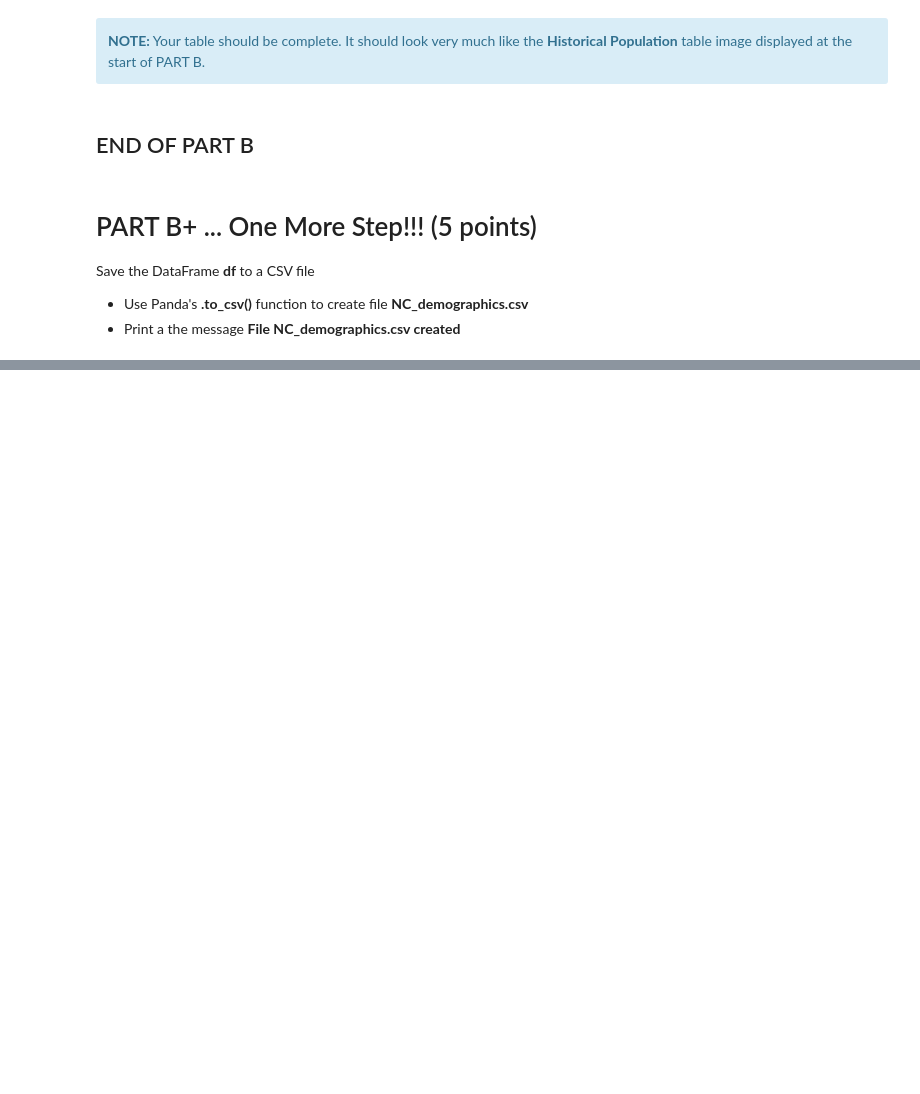
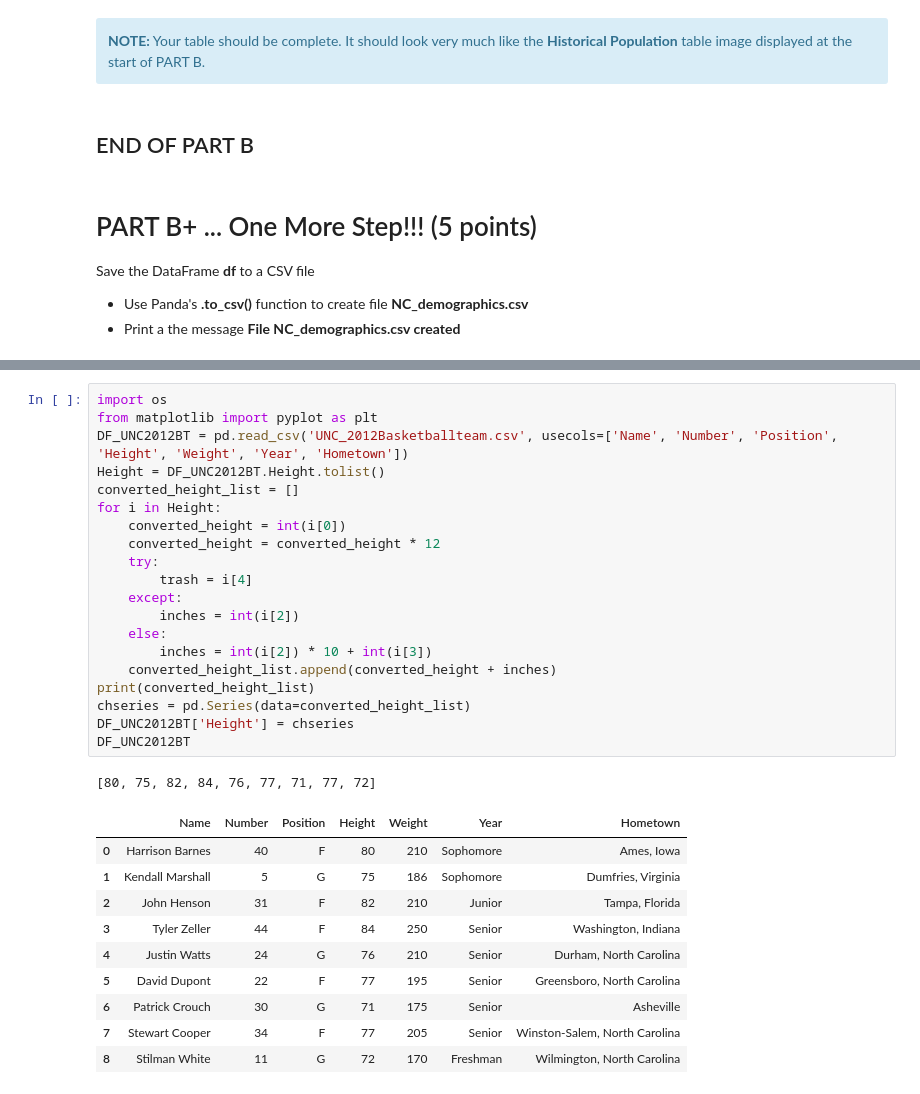
Before and after one commit to richardtbrownjr/CSC221-rbrown-GroupProject, a Jupyter notebook: CSC221rbrowngroupproject.ipynb, the cells around one changed output, grey strips where cells are left out. Cells and saved outputs as stored; diff of their text form; blank space fills up the shorter version.

```diff
--- a/CSC221rbrowngroupproject.ipynb
+++ b/CSC221rbrowngroupproject.ipynb
@@ -275,3 +278,35 @@ df.to_csv('UNC_2012Basketballteam.csv', index=False)
 print('File UNC_2012Basketballteam.csv created')
 # %% [output]
 File UNC_2012Basketballteam.csv created
+# %%
+import os
+from matplotlib import pyplot as plt
+DF_UNC2012BT = pd.read_csv('UNC_2012Basketballteam.csv', usecols=['Name', 'Number', 'Position', 'Height', 'Weight', 'Year', 'Hometown'])
+Height = DF_UNC2012BT.Height.tolist()
+converted_height_list = []
+for i in Height:
+    converted_height = int(i[0])
+    converted_height = converted_height * 12
+    try:
+        trash = i[4]
+    except:
+        inches = int(i[2])
+    else:
+        inches = int(i[2]) * 10 + int(i[3])
+    converted_height_list.append(converted_height + inches)
+print(converted_height_list)
+chseries = pd.Series(data=converted_height_list)
+DF_UNC2012BT['Height'] = chseries
+DF_UNC2012BT
+# %% [output]
+[80, 75, 82, 84, 76, 77, 71, 77, 72]
+|  | Name | Number | Position | Height | Weight | Year | Hometown |
+| 0 | Harrison Barnes | 40 | F | 80 | 210 | Sophomore | Ames, Iowa |
+| 1 | Kendall Marshall | 5 | G | 75 | 186 | Sophomore | Dumfries, Virginia |
+| 2 | John Henson | 31 | F | 82 | 210 | Junior | Tampa, Florida |
+| 3 | Tyler Zeller | 44 | F | 84 | 250 | Senior | Washington, Indiana |
+| 4 | Justin Watts | 24 | G | 76 | 210 | Senior | Durham, North Carolina |
+| 5 | David Dupont | 22 | F | 77 | 195 | Senior | Greensboro, North Carolina |
+| 6 | Patrick Crouch | 30 | G | 71 | 175 | Senior | Asheville |
+| 7 | Stewart Cooper | 34 | F | 77 | 205 | Senior | Winston-Salem, North Carolina |
+| 8 | Stilman White | 11 | G | 72 | 170 | Freshman | Wilmington, North Carolina |
```
Also changed, not shown: parts of 4 cells of this notebook, 1 other file.
